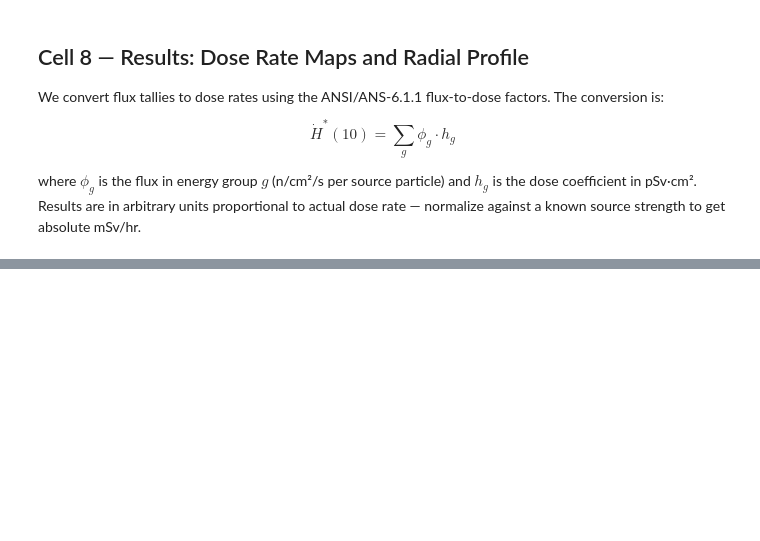
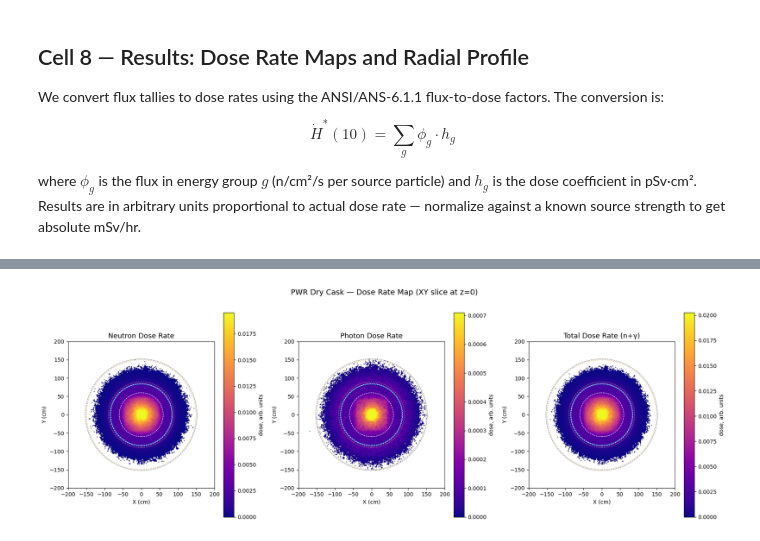
Before and after one commit to YokieNuclear/Dry_Cask, a Jupyter notebook: Dry_Cask_Assembly_Level.ipynb, the cells around one changed output, grey strips where cells are left out. Saved outputs shown, nothing was run; the diff lists cells and outputs as text; code cells hidden in the pictures; blank space fills up the shorter version.

```diff
--- a/Dry_Cask_Assembly_Level.ipynb
+++ b/Dry_Cask_Assembly_Level.ipynb
@@ -1051,0 +534,67 @@ NOTE: This result is per source particle — normalize S_n against a known
+# %%
+neutron_dose_coeff = np.array([
+    3.76, 3.76, 3.76, 3.76, 3.76, 3.76, 3.76, 3.76, 3.76,
+    3.76, 3.76, 3.76, 3.76, 3.76, 3.76, 3.76, 3.76, 3.76,
+    4.80, 5.27, 7.72, 1.24e1, 2.40e1, 2.97e1, 3.54e1, 3.61e1,
+    3.72e1, 3.72e1, 3.57e1, 3.16e1, 2.90e1, 2.72e1, 2.60e1, 2.51e1,
+    2.45e1, 2.42e1, 2.39e1, 2.38e1, 2.39e1, 2.41e1, 2.44e1, 2.49e1
+])
+photon_dose_coeff = np.array([
+    0.0288, 0.0560, 0.0812, 0.152, 0.202, 0.240, 0.269, 0.295, 0.323, 0.380,
+    0.534, 0.692, 1.00, 1.32, 1.63, 1.91, 2.44, 2.94, 3.97, 4.93,
+    6.76, 8.50, 10.1, 11.7, 14.9, 17.7
+])
+
+def flux_to_dose(flux_data, dose_energies, dose_coeffs, energy_filter):
+    h = np.interp(energy_filter.bins[:, 0], dose_energies, dose_coeffs, left=0, right=0)
+    return np.sum(flux_data * h, axis=-1)
+
+def rel_err_mask(flux_raw, std_raw, threshold=0.5):
+    total = flux_raw.sum(axis=2)
+    rel   = np.divide(np.sqrt((std_raw**2).sum(axis=2)), total,
+                      out=np.ones_like(total), where=total > 0)
+    return rel < threshold
+
+sp = openmc.StatePoint('statepoint.20.h5')
+t_n_mesh = sp.get_tally(name='neutron_flux_mesh')
+t_p_mesh = sp.get_tally(name='photon_flux_mesh')
+
+n_ef, p_ef     = t_n_mesh.find_filter(openmc.EnergyFilter), t_p_mesh.find_filter(openmc.EnergyFilter)
+n_slice        = t_n_mesh.get_slice(scores=['flux'])
+p_slice        = t_p_mesh.get_slice(scores=['flux'])
+n_flux_raw     = n_slice.mean.reshape(200, 200, n_ef.num_bins)
+p_flux_raw     = p_slice.mean.reshape(200, 200, p_ef.num_bins)
+n_std          = n_slice.std_dev.reshape(200, 200, n_ef.num_bins)
+p_std          = p_slice.std_dev.reshape(200, 200, p_ef.num_bins)
+
+n_dose_map     = np.where(rel_err_mask(n_flux_raw, n_std), flux_to_dose(n_flux_raw, neutron_dose_energies, neutron_dose_coeff, n_ef), np.nan)
+p_dose_map     = np.where(rel_err_mask(p_flux_raw, p_std), flux_to_dose(p_flux_raw, photon_dose_energies,  photon_dose_coeff,  p_ef), np.nan)
+total_dose_map = np.where(np.isnan(n_dose_map) | np.isnan(p_dose_map), np.nan, n_dose_map + p_dose_map)
+
+extent = [-r_scoring, r_scoring, -r_scoring, r_scoring]
+fig, axes = plt.subplots(1, 3, figsize=(18, 6))
+for ax, (data, title, cmap) in zip(axes, [
+    (n_dose_map,     'Neutron Dose Rate',     'plasma'),
+    (p_dose_map,     'Photon Dose Rate',      'plasma'),
+    (total_dose_map, 'Total Dose Rate (n+γ)', 'plasma'),
+]):
+    im = ax.imshow(np.where(data > 0, data, np.nan).T,
+                   origin='lower', extent=extent, cmap=cmap, aspect='equal',
+                   vmin=0, vmax=np.nanpercentile(data, 99))
+    plt.colorbar(im, ax=ax, label='dose, arb. units')
+    for r, color in [
+        (r_basket,      'white'), (r_he_gap,       'cyan'),
+        (r_mpc_wall,    'white'), (r_inner_steel,  'gray'),
+        (r_concrete,    'tan'),   (r_outer_steel,  'gray'),
+    ]:
+        ax.add_patch(plt.Circle((0, 0), r, fill=False, color=color, linewidth=0.8, linestyle='--'))
+    ax.set_title(title, fontsize=13)
+    ax.set_xlabel('X (cm)')
+    ax.set_ylabel('Y (cm)')
+
+plt.suptitle('PWR Dry Cask — Dose Rate Map (XY slice at z=0)', fontsize=14, y=1.02)
+plt.tight_layout()
+plt.savefig('dose_map_xy.png', dpi=150, bbox_inches='tight')
+plt.show()
+# %% [output]
+[figure, added]
```
Also changed, not shown: parts of 21 cells of this notebook, 1 other file.
